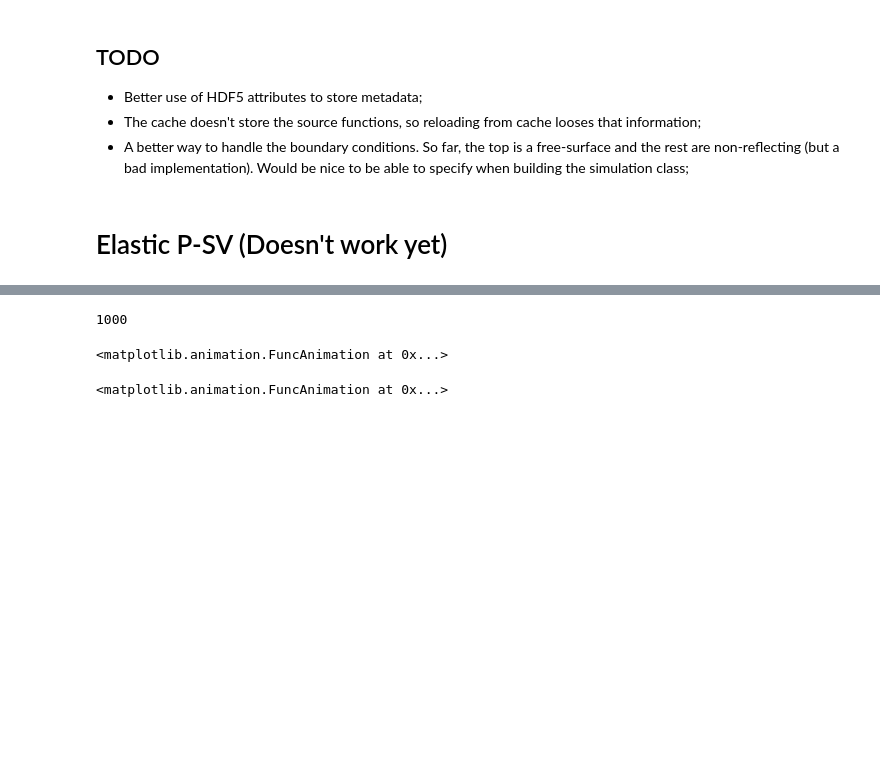
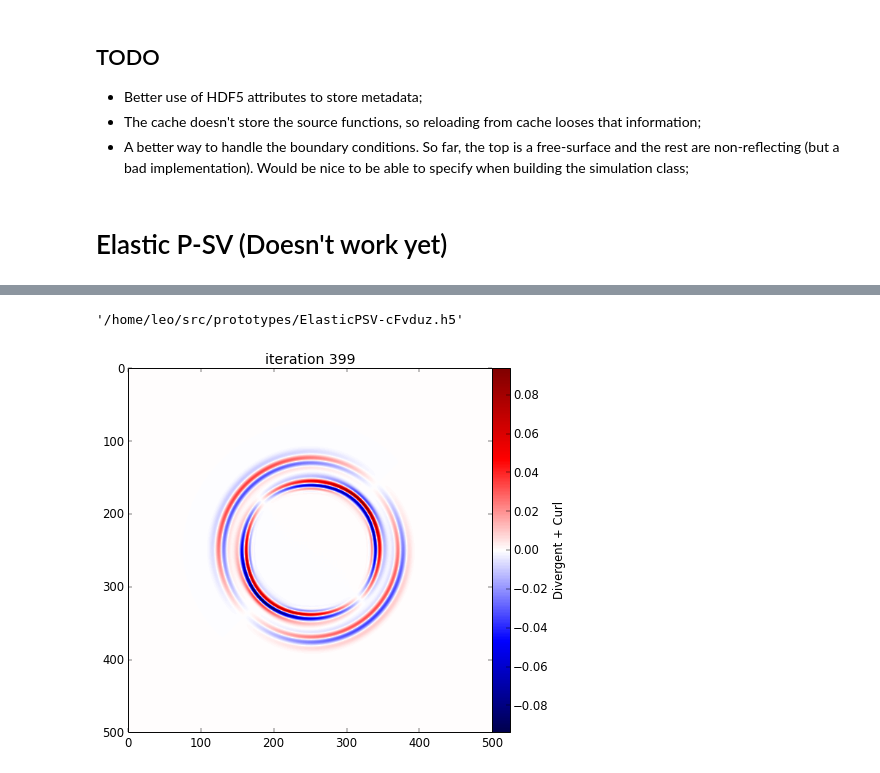
Before and after one commit to fatiando/prototypes, a Jupyter notebook: wavefd-simulation-class.ipynb, the cells around one changed output, grey strips where cells are left out. Cells and saved outputs as stored; diff of their text form; code cells hidden in the pictures; blank space fills up the shorter version.

Commit message:
Initial try at ElasticPSV

```diff
--- a/wavefd-simulation-class.ipynb
+++ b/wavefd-simulation-class.ipynb
@@ -678,32 +719,18 @@ sim.add_blast_source((50, 90), Ricker(5, 15, 0.05))
+# %%
+shape = (500, 500)
+pvel = 4000*np.ones(shape)
+svel = 3000*np.ones(shape)
+density = 2200*np.ones(shape)
+# %%
+sim = ElasticPSV(pvel, svel, density, spacing=10)
+sim.add_point_source((shape[0]//2, shape[1]//2), dip=45, wavelet=Ricker(5, 20, 1/20))
+# %%
+sim.cachefile
+# %% [output]
+'/home/leo/src/prototypes/ElasticPSV-cFvduz.h5'
 # %%
-sim.run(500)
-sim.it
+sim.run(400)
-# %% [output]
-1000
-# %%
-sim = ElasticPSV.from_cache('/home/leo/tmp/elasticpsv2-cache.h5')
-# %%
-mpl.figure()
-ax = mpl.subplot(111)
-a = mpl.imshow(np.ma.masked_array(pvel, pvel < 0.95*pvel.max()), cmap=mpl.cm.gray_r, alpha=0.5)
-a.zorder = 1000
-ax.axison = False
-mpl.subplots_adjust(top=1, bottom=0, right=1, left=0)
-
-sim.animate_wavefield(every=30, ranges=[-1e-1, 1e-1], interval=50, ax=ax)
-# %% [output]
-<matplotlib.animation.FuncAnimation at 0x...>
-# %%
-mpl.figure(facecolor='white')
-area = [0, sim.spacing*sim.shape[1], 0, sim.spacing*sim.shape[0]]
-mpl.imshow(pvel, mpl.cm.gray_r, extent=area, alpha=0.5)
-mpl.set_area(area)
-ax = mpl.gca()
-ax.invert_yaxis()
-ax.axison = False
-mpl.tight_layout()
-mpl.subplots_adjust(top=1, bottom=0, right=1, left=0)
-
-sim.animate_particles(every=5, scale=20, markersize=1, downsample=3, ax=ax, interval=1)
-# %% [output]
-<matplotlib.animation.FuncAnimation at 0x...>
+# %%
+sim
+# %% [output]
+[figure, added]
```
Also changed, not shown: parts of 19 cells of this notebook.
